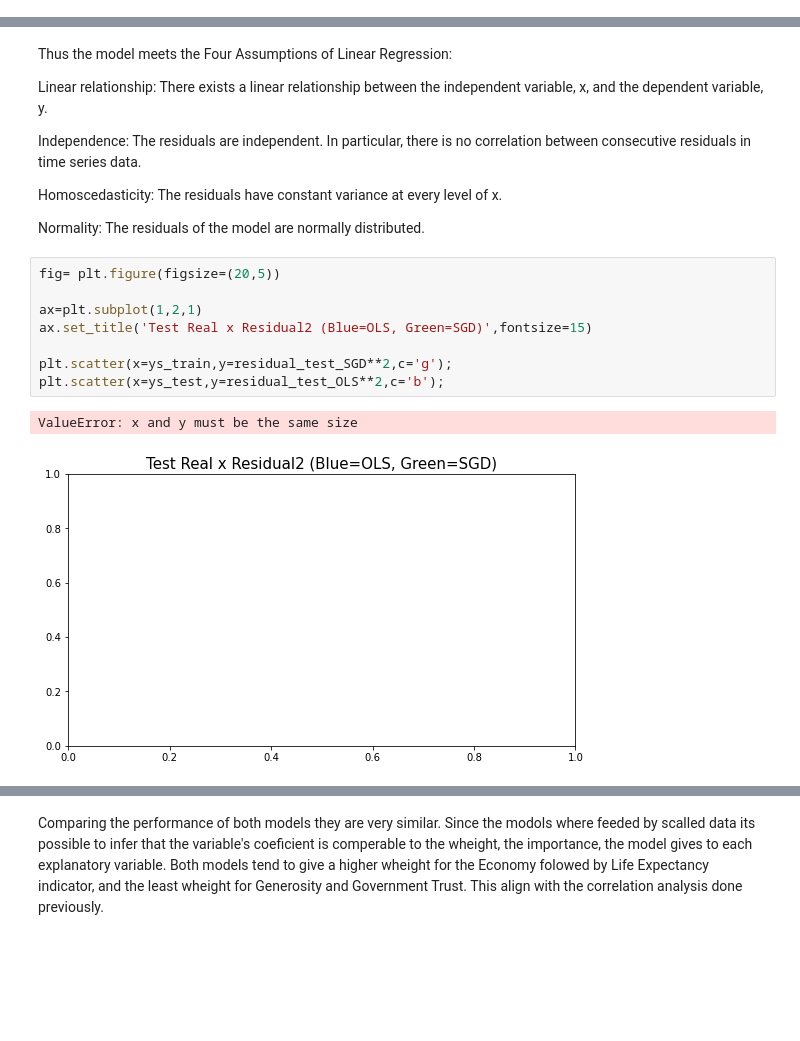
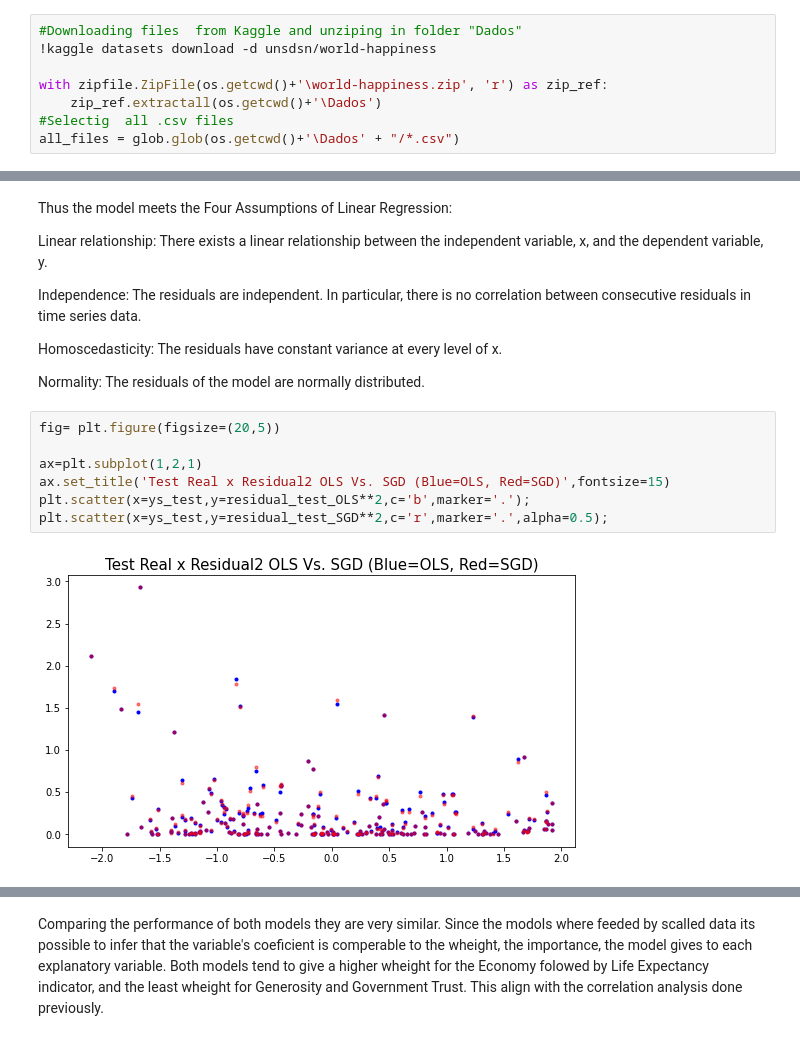
Before and after one commit to leokobi/World-Happiness-Analysis, a Jupyter notebook: Analise Felicidade Mundo.ipynb, the cells around one changed output, grey strips where cells are left out. Saved outputs shown, nothing was run; the diff lists cells and outputs as text; blank space fills up the shorter version.

```diff
--- a/Analise Felicidade Mundo.ipynb
+++ b/Analise Felicidade Mundo.ipynb
@@ -63,0 +62,8 @@ all_files = glob.glob(path +'\Dados' + "/*.csv")
+# %%
+#Downloading files  from Kaggle and unziping in folder "Dados"
+!kaggle datasets download -d unsdsn/world-happiness
+
+with zipfile.ZipFile(os.getcwd()+'\world-happiness.zip', 'r') as zip_ref:
+    zip_ref.extractall(os.getcwd()+'\Dados')
+#Selectig  all .csv files
+all_files = glob.glob(os.getcwd()+'\Dados' + "/*.csv")
@@ -738,14 +747,12 @@ Normality: The residuals of the model are normally distributed.
 # %%
 fig= plt.figure(figsize=(20,5))
 
 ax=plt.subplot(1,2,1)
-ax.set_title('Test Real x Residual2 (Blue=OLS, Green=SGD)',fontsize=15)
-
-plt.scatter(x=ys_train,y=residual_test_SGD**2,c='g');
-plt.scatter(x=ys_test,y=residual_test_OLS**2,c='b');
+ax.set_title('Test Real x Residual2 OLS Vs. SGD (Blue=OLS, Red=SGD)',fontsize=15)
+plt.scatter(x=ys_test,y=residual_test_OLS**2,c='b',marker='.');
+plt.scatter(x=ys_test,y=residual_test_SGD**2,c='r',marker='.',alpha=0.5);
 # %% [output]
-ValueError: x and y must be the same size
-[figure, old version]
+[figure, new version]
 # %%
 comp=pd.concat([OLS_df,SGD_df],axis=1)
 display(comp)
```
Also changed, not shown: parts of 10 cells of this notebook.
